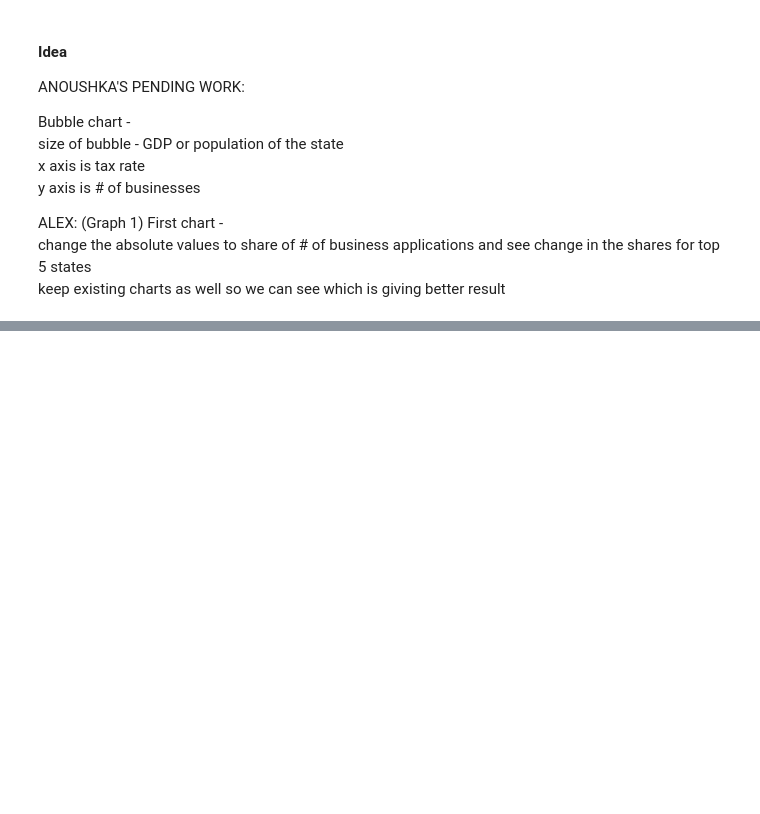
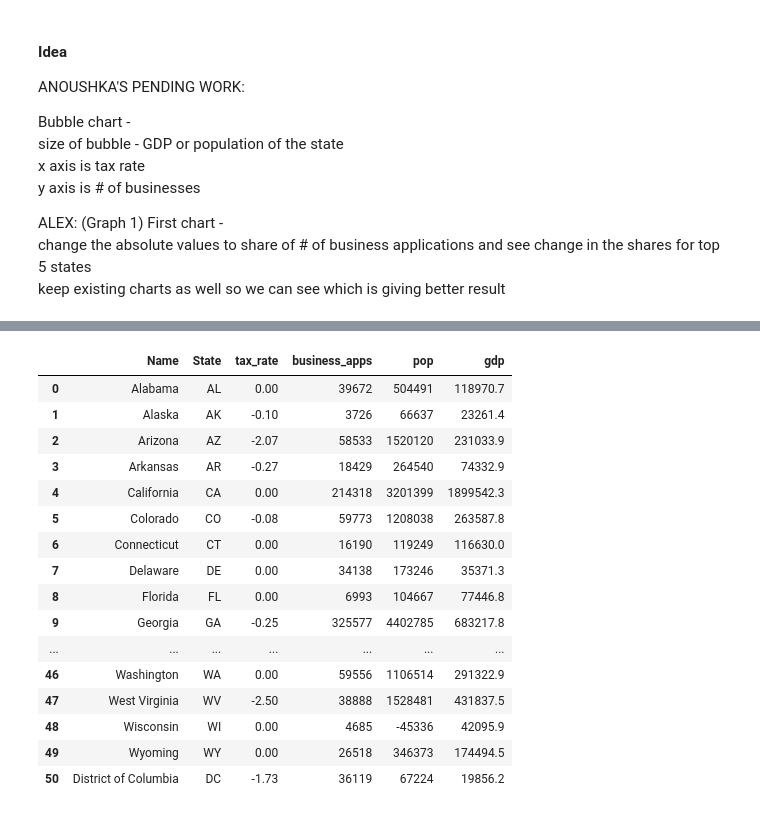
Before and after one commit to anoushkaberry15/data-analytics-project, a Jupyter notebook: AB_testing.ipynb, the cells around one changed output, grey strips where cells are left out. Saved outputs shown, nothing was run; the diff lists cells and outputs as text; code cells hidden in the pictures; blank space fills up the shorter version.

```diff
--- a/AB_testing.ipynb
+++ b/AB_testing.ipynb
@@ -407,0 +427,21 @@ df_gdp.head()
+# %%
+df_change["gdp"] = (df_gdp['2022'] - df_gdp['2005'])
+df_change
+# %% [output]
+|  | Name | State | tax_rate | business_apps | pop | gdp |
+| 0 | Alabama | AL | 0.00 | 39672 | 504491 | 118970.7 |
+| 1 | Alaska | AK | -0.10 | 3726 | 66637 | 23261.4 |
+| 2 | Arizona | AZ | -2.07 | 58533 | 1520120 | 231033.9 |
+| 3 | Arkansas | AR | -0.27 | 18429 | 264540 | 74332.9 |
+| 4 | California | CA | 0.00 | 214318 | 3201399 | 1899542.3 |
+| 5 | Colorado | CO | -0.08 | 59773 | 1208038 | 263587.8 |
+| 6 | Connecticut | CT | 0.00 | 16190 | 119249 | 116630.0 |
+| 7 | Delaware | DE | 0.00 | 34138 | 173246 | 35371.3 |
+| 8 | Florida | FL | 0.00 | 6993 | 104667 | 77446.8 |
+| 9 | Georgia | GA | -0.25 | 325577 | 4402785 | 683217.8 |
+| ... | ... | ... | ... | ... | ... | ... |
+| 46 | Washington | WA | 0.00 | 59556 | 1106514 | 291322.9 |
+| 47 | West Virginia | WV | -2.50 | 38888 | 1528481 | 431837.5 |
+| 48 | Wisconsin | WI | 0.00 | 4685 | -45336 | 42095.9 |
+| 49 | Wyoming | WY | 0.00 | 26518 | 346373 | 174494.5 |
+| 50 | District of Columbia | DC | -1.73 | 36119 | 67224 | 19856.2 |
```
Also changed, not shown: parts of 39 cells of this notebook.
